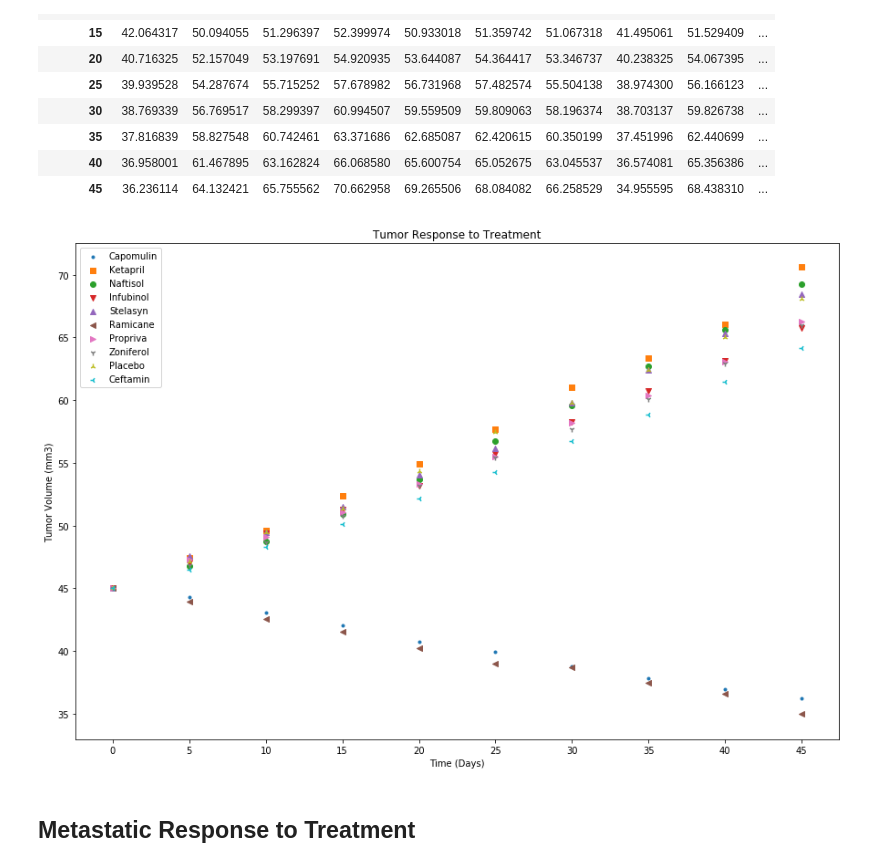
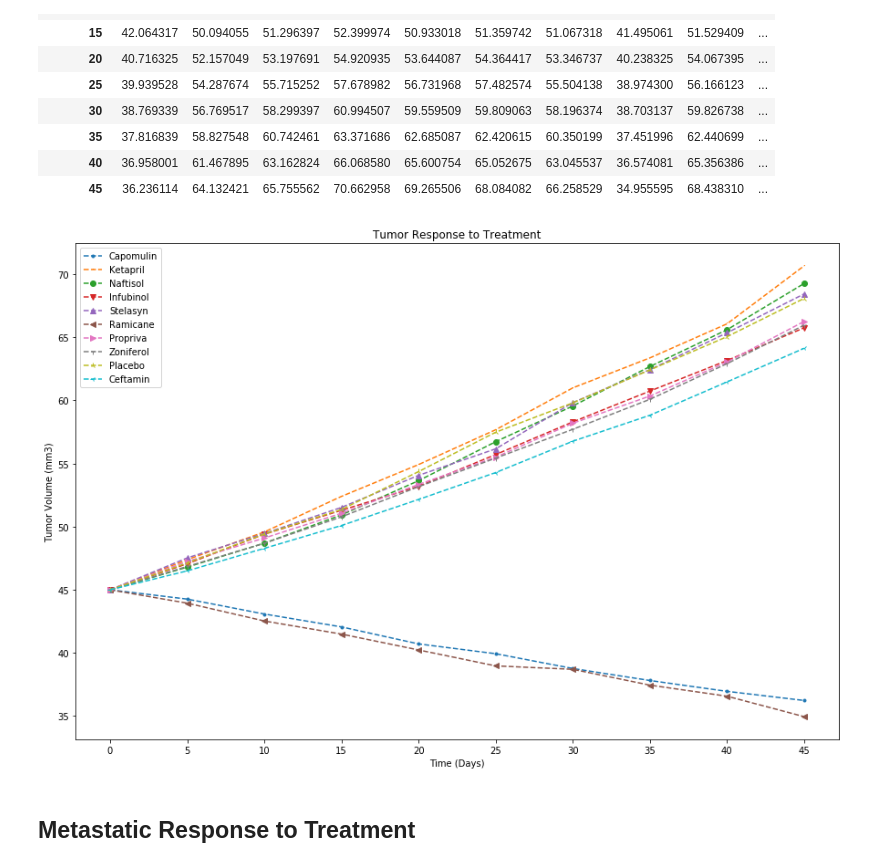
Before and after one commit to jamiejin91/python-challenge, a Jupyter notebook: xJamieJin_HW5/xJamieJin_HW5.ipynb, the cells around one changed output. Cells and saved outputs as stored; diff of their text form; code cells hidden in the pictures.

```diff
--- a/xJamieJin_HW5/xJamieJin_HW5.ipynb
+++ b/xJamieJin_HW5/xJamieJin_HW5.ipynb
@@ -43,20 +43,20 @@ df_tumor_final
 # %%
 df_tumor_x = list(df_tumor_final.index.values)
 df_tumor_y = []
 
 plt.figure(figsize=(15,10))
 for i in range(len(drug_names)):
     df_tumor_y.append(list(df_tumor.loc[df_tumor['Drug'] == drug_names[i]]['Tumor Volume (mm3)']))
-    plt.scatter(df_tumor_x,df_tumor_y[i],marker=markers[i],label=drug_names[i])
+    plt.plot(df_tumor_x,df_tumor_y[i],marker=markers[i],label=drug_names[i],linestyle='--')
 
 plt.legend(loc='best')
 plt.title("Tumor Response to Treatment")
 plt.xlabel("Time (Days)")
 plt.ylabel("Tumor Volume (mm3)")
 plt.xticks(list(df_tumor_x))
 plt.show()
 # %% [output]
-[figure, old version]
+[figure, new version]
 # %% [markdown]
 ## Metastatic Response to Treatment
 # %%
```
Also changed, not shown: parts of 3 cells of this notebook.
